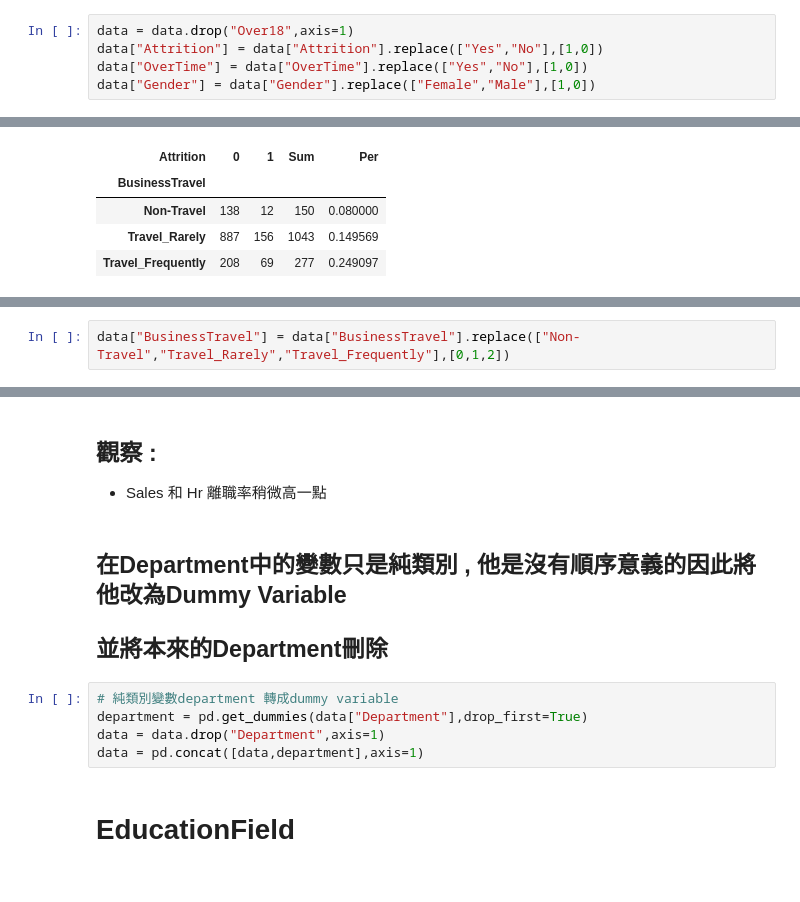
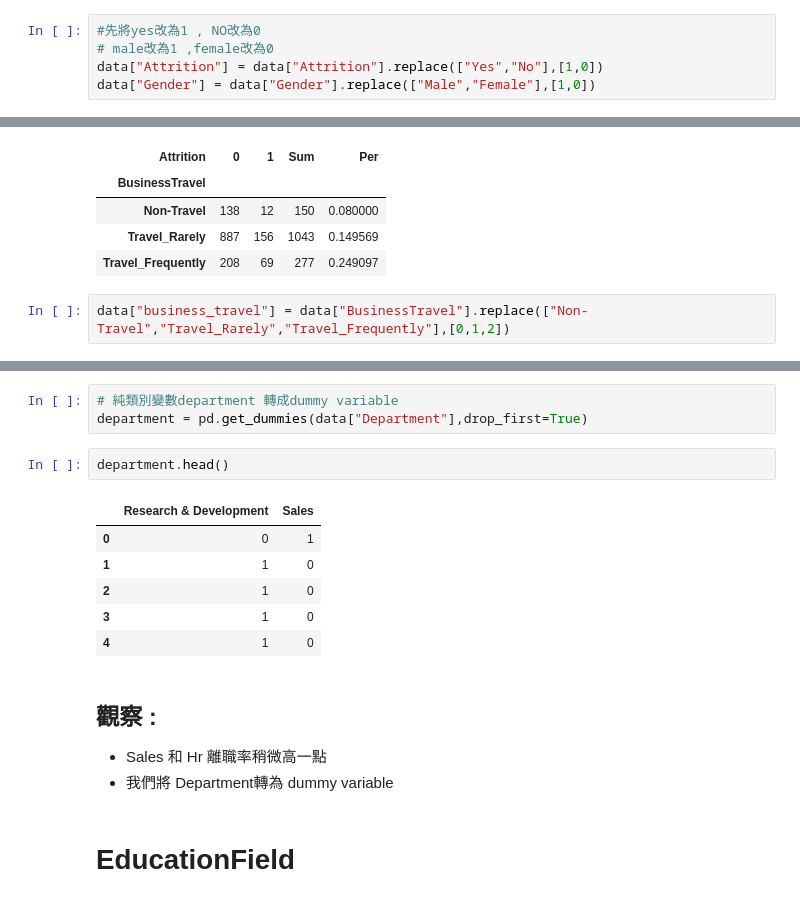
Before and after one commit to qwertad/Data-Analysis, a Jupyter notebook: IBM HR.ipynb, the cells around one changed output, grey strips where cells are left out. Cells and saved outputs as stored; diff of their text form.

```diff
--- a/IBM HR.ipynb
+++ b/IBM HR.ipynb
@@ -69,5 +48,5 @@ data[cat].head()
 # %%
-data = data.drop("Over18",axis=1)
+#先將yes改為1 , NO改為0
+# male改為1 ,female改為0
 data["Attrition"] = data["Attrition"].replace(["Yes","No"],[1,0])
-data["OverTime"] = data["OverTime"].replace(["Yes","No"],[1,0])
-data["Gender"] = data["Gender"].replace(["Female","Male"],[1,0])
+data["Gender"] = data["Gender"].replace(["Male","Female"],[1,0])
@@ -113,5 +129,7 @@ group_per(data,"BusinessTravel","Attrition")
 | Non-Travel | 138 | 12 | 150 | 0.080000 |
 | Travel_Rarely | 887 | 156 | 1043 | 0.149569 |
 | Travel_Frequently | 208 | 69 | 277 | 0.249097 |
+# %%
+data["business_travel"] = data["BusinessTravel"].replace(["Non-Travel","Travel_Rarely","Travel_Frequently"],[0,1,2])
 # %% [markdown]
 ## 好像越常參加BusinessTravel的員工越容易離職
@@ -119,3 +136 @@ group_per(data,"BusinessTravel","Attrition")
-# %%
-data["BusinessTravel"] = data["BusinessTravel"].replace(["Non-Travel","Travel_Rarely","Travel_Frequently"],[0,1,2])
 # %% [markdown]
@@ -133,13 +158,18 @@ group_per(data,"Department","Attrition")
+# %%
+# 純類別變數department 轉成dummy variable
+department = pd.get_dummies(data["Department"],drop_first=True)
+# %%
+department.head()
+# %% [output]
+|  | Research & Development | Sales |
+| 0 | 0 | 1 |
+| 1 | 1 | 0 |
+| 2 | 1 | 0 |
+| 3 | 1 | 0 |
+| 4 | 1 | 0 |
 # %% [markdown]
 ## 觀察 :
 * Sales 和 Hr 離職率稍微高一點
+* 我們將 Department轉為 dummy variable
-# %% [markdown]
-## 在Department中的變數只是純類別 , 他是沒有順序意義的因此將他改為Dummy Variable
-## 並將本來的Department刪除
-# %%
-# 純類別變數department 轉成dummy variable
-department = pd.get_dummies(data["Department"],drop_first=True)
-data = data.drop("Department",axis=1)
-data = pd.concat([data,department],axis=1)
 # %% [markdown]
 # EducationField
```
Also changed, not shown: parts of 115 cells of this notebook.
